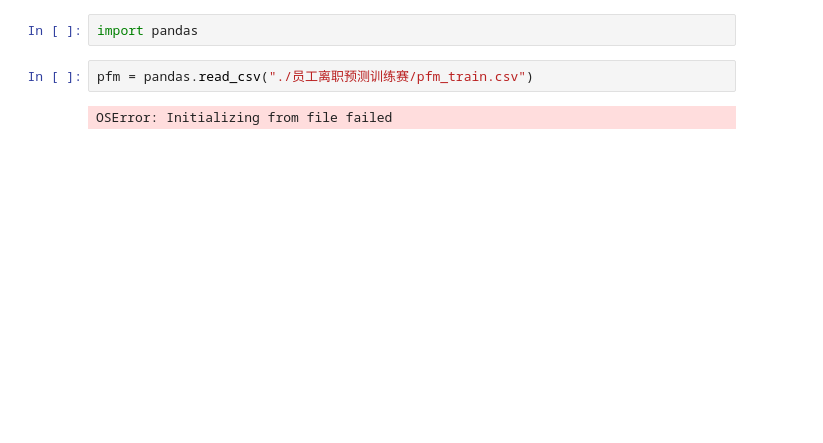
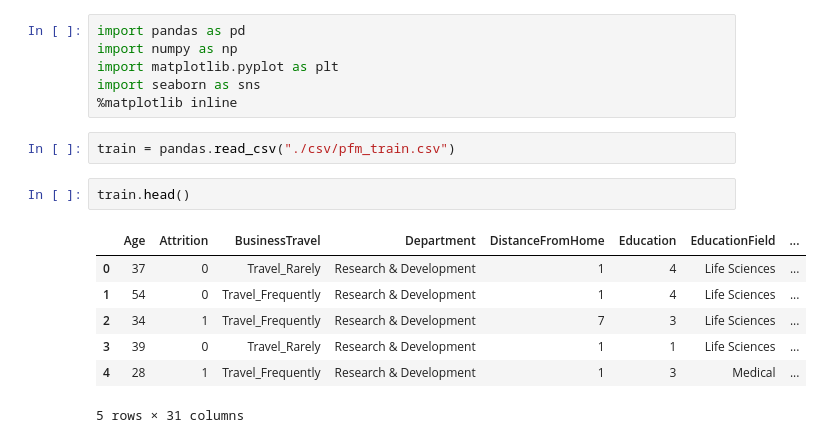
Before and after one commit to LottWong/employee_drop_job_analizy, a Jupyter notebook: data-analysis.ipynb, the cells around one changed output. Saved outputs shown, nothing was run; the diff lists cells and outputs as text; blank space fills up the shorter version.

```diff
--- a/data-analysis.ipynb
+++ b/data-analysis.ipynb
@@ -1,6 +1,18 @@
-# %%
-import pandas
+# %%
+import pandas as pd
+import numpy as np
+import matplotlib.pyplot as plt
+import seaborn as sns
+%matplotlib inline
 # %%
-pfm = pandas.read_csv("./员工离职预测训练赛/pfm_train.csv")
+train = pandas.read_csv("./csv/pfm_train.csv")
-# %% [output]
-OSError: Initializing from file failed
+# %%
+train.head()
+# %% [output]
+|  | Age | Attrition | BusinessTravel | Department | DistanceFromHome | Education | EducationField | ... |
+| 0 | 37 | 0 | Travel_Rarely | Research & Development | 1 | 4 | Life Sciences | ... |
+| 1 | 54 | 0 | Travel_Frequently | Research & Development | 1 | 4 | Life Sciences | ... |
+| 2 | 34 | 1 | Travel_Frequently | Research & Development | 7 | 3 | Life Sciences | ... |
+| 3 | 39 | 0 | Travel_Rarely | Research & Development | 1 | 1 | Life Sciences | ... |
+| 4 | 28 | 1 | Travel_Frequently | Research & Development | 1 | 3 | Medical | ... |
+5 rows × 31 columns
```
Also changed, not shown: parts of 18 cells of this notebook, 5 other files.
